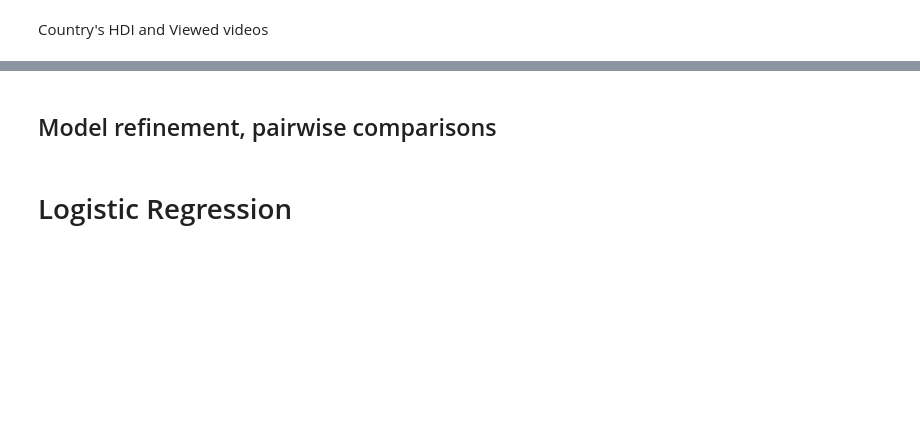
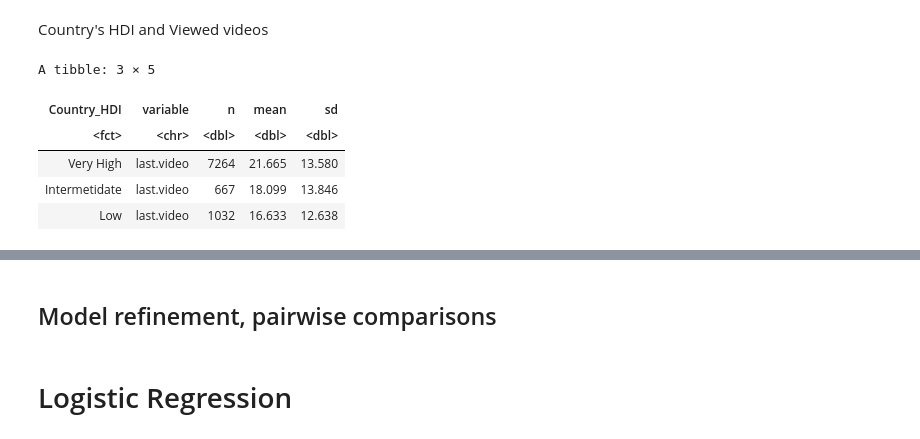
Before and after one commit to buu-nguyen/PIB3-InterStats, a Jupyter notebook: InterStats.ipynb, the cells around one changed output, grey strips where cells are left out. Saved outputs shown, nothing was run; the diff lists cells and outputs as text; code cells hidden in the pictures; blank space fills up the shorter version.

```diff
--- a/InterStats.ipynb
+++ b/InterStats.ipynb
@@ -186,3 +184,13 @@ bxp +
 Country's HDI and Viewed videos
 # %%
 df.anova <- df %>% drop_na(c(Country_HDI, last.video))
+df.anova %>%
+  group_by(Country_HDI) %>%
+  get_summary_stats(last.video, type = "mean_sd")
+# %% [output]
+A tibble: 3 × 5
+| Country_HDI | variable | n | mean | sd |
+| <fct> | <chr> | <dbl> | <dbl> | <dbl> |
+| Very High | last.video | 7264 | 21.665 | 13.580 |
+| Intermetidate | last.video | 667 | 18.099 | 13.846 |
+| Low | last.video | 1032 | 16.633 | 12.638 |
```
Also changed, not shown: parts of 9 cells of this notebook, 3 other files.
